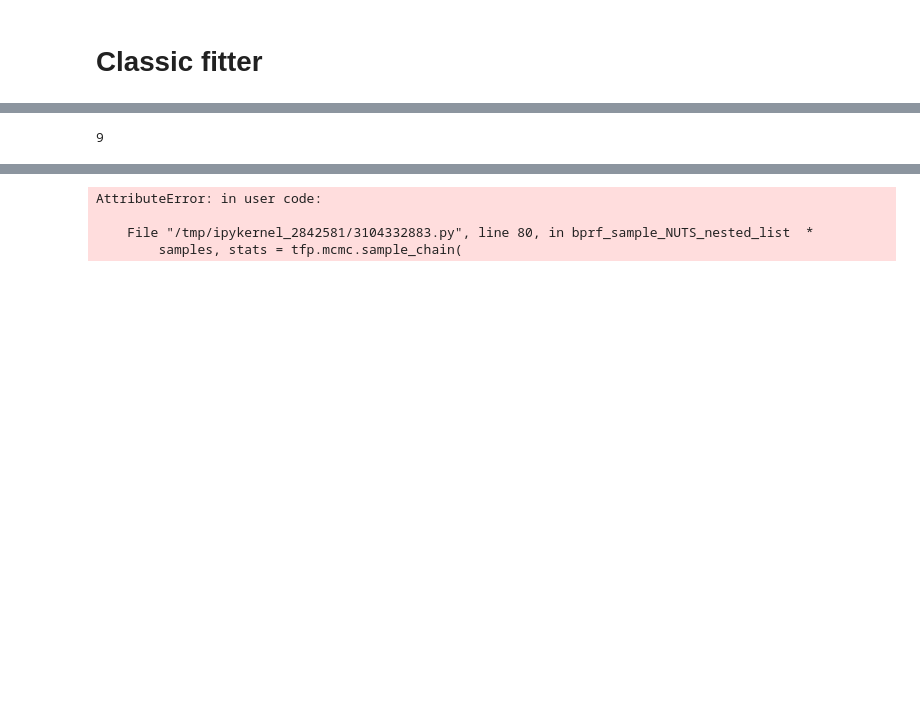
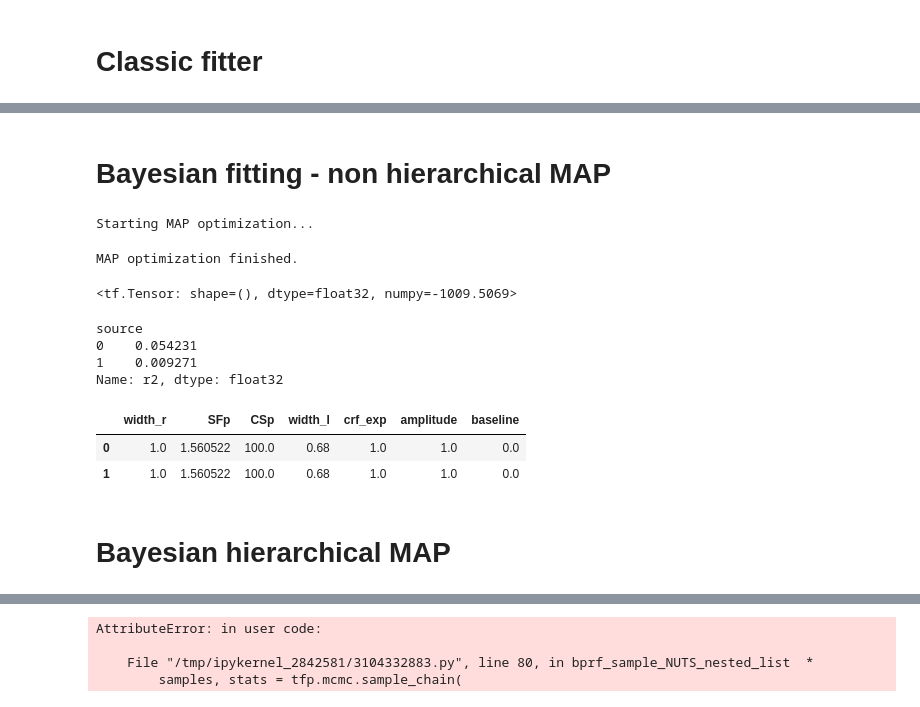
Before and after one commit to mdaghlian/braincoder_bprf, a Jupyter notebook: notebooks/CSENF_mcmc_UNIFORM.ipynb, the cells around one changed output, grey strips where cells are left out. Drawn from its saved outputs; the diff is of its cells as text; code cells hidden in the pictures; blank space fills up the shorter version.

Commit message:
added MAP to bprf_mcmc

```diff
--- a/notebooks/CSENF_mcmc_UNIFORM.ipynb
+++ b/notebooks/CSENF_mcmc_UNIFORM.ipynb
@@ -229,9 +234,66 @@ initial_ll=[-455.44943 -213.7478 ]
 Starting NUTS sampling...
 Finished NUTS sampling...
-# %%
-len(bfitter.mcmc_stats['step_size'])
-# %% [output]
-9
+# %% [markdown]
+# Bayesian fitting - non hierarchical MAP
+# %%
+bfitter = BPRF(model, data, noise_method='none')
+# bfitter.add_bijector_from_bounds(
+#     bounds,
+# )
+# for p in ['SFp', 'CSp', 'width_l', 'amplitude']:
+#     bfitter.add_bijector(p, bijector_type='softplus')
+
+# bfitter.add_bijector(pid='SFp', bijector_type='sigmoid', low=.1, high=10)
+# bfitter.add_bijector(pid='CSp', bijector_type='softplus')
+# bfitter.add_
+bfitter.add_prior(pid='SFp', prior_type='normal', loc=1, scale=10)
+
+init_pars = {
+    'width_r' : np.ones(n_vx) * 1,
+    'SFp' : np.ones(n_vx) * 2,
+    'CSp' : np.ones(n_vx) * 100,
+    'width_l' : np.ones(n_vx) * 0.68,
+    'crf_exp' : np.ones(n_vx) * 1,
+    'amplitude' : np.ones(n_vx) * 1,
+    'baseline' : np.ones(n_vx) * 0,
+    'noise_dof' : np.ones(n_vx) * 1,
+    'noise_scale' : np.ones(n_vx) * .5,
+}
+init_pars = pd.DataFrame(init_pars)
+# init_pars['SFp'][1] = 10
+bfitter.fit_MAP(
+    # idx=[0], #,1,2,3,4],
+    init_pars=init_pars,
+    fixed_pars={'width_l':0.68},
+    num_steps=500,
+)
+# print(bfitter.mcmc_stats['elapsed_time'])
+# %% [output]
+Starting MAP optimization...
+MAP optimization finished.
+# %%
+bfitter.p_prior['SFp'].prior(.1)
+# %% [output]
+<tf.Tensor: shape=(), dtype=float32, numpy=-1009.5069>
+# %%
+bfitter.get_rsq(
+    # parameters=parameters,
+    # parameters=init_pars,s
+    parameters=bfitter.MAP_parameters,
+)
+# %% [output]
+source
+0    0.054231
+1    0.009271
+Name: r2, dtype: float32
+# %%
+bfitter.MAP_parameters
+# %% [output]
+|  | width_r | SFp | CSp | width_l | crf_exp | amplitude | baseline |
+| 0 | 1.0 | 1.560522 | 100.0 | 0.68 | 1.0 | 1.0 | 0.0 |
+| 1 | 1.0 | 1.560522 | 100.0 | 0.68 | 1.0 | 1.0 | 0.0 |
+# %% [markdown]
+# Bayesian hierarchical MAP
 # %%
 from braincoder.bprf_mcmc_hierarchical import *
 bfitter = BPRF_hier(model, data, noise_method='none')
```
Also changed, not shown: parts of 10 cells of this notebook, 1 other file.
